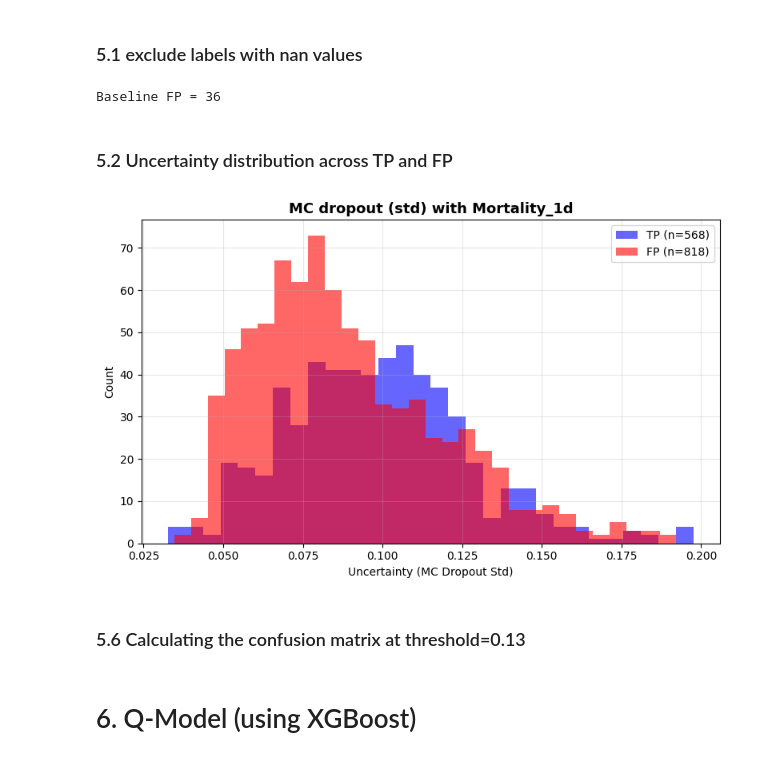
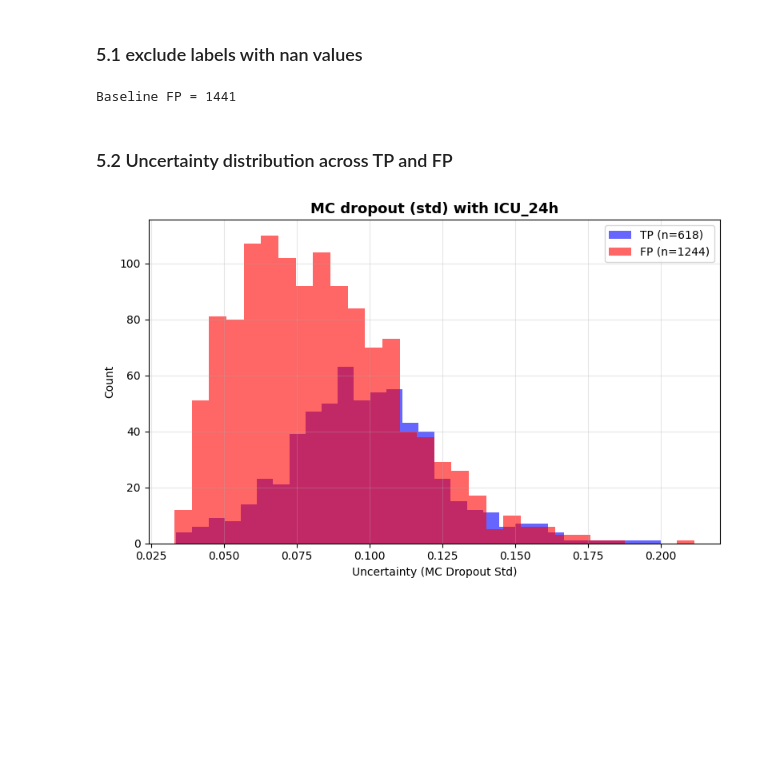
Before and after one commit to cookiehyun/Q-Model, a Jupyter notebook: False Alarms Reduction/False alarms reduction.ipynb, the cells around one changed output. Cells and saved outputs as stored; diff of their text form; code cells hidden in the pictures; blank space fills up the shorter version.

Commit message:
False Alarm Reduction plots

```diff
--- a/False Alarms Reduction/False alarms reduction.ipynb
+++ b/False Alarms Reduction/False alarms reduction.ipynb
@@ -112,0 +81,9 @@ BasicEncoderStaticMLP(
+# %%
+model_path = os.path.join(os.getcwd(), "best_realmlp.pt")
+print(model_path, os.path.exists(model_path))  # sanity check — should print True
+
+encoder = torch.load(
+    model_path,
+    map_location=device,
+    weights_only=False
+)
@@ -142,7 +121,7 @@ input_cols    = [c for c in df.columns if c.split("_")[0] in ['biometrics','demo
 cat_features  = [c for c in input_cols if c in cat_features]
 cont_features = [c for c in input_cols if c not in cat_features]
 
-lbl_itos = ["mortality_1d", "icu_24h", "cardiac_arrest", "vasopressors"]
+lbl_itos = ["mortality_365d", "icu_24h", "cardiac_arrest", "vasopressors"]
 for c in lbl_itos:
     df["deterioration_" + c] = df["deterioration_" + c].replace(-999., np.nan)
 
@@ -431,0 +324,29 @@ plt.show()
+# %%
+label_names=["mortality_365d", "icu_24h", "cardiac_arrest", "vasopressors"]
+# %%
+fig, axes = plt.subplots(2, 2, figsize=(7, 5))
+axes = axes.flatten()
+
+for i, label_name in enumerate(label_names):
+    mask = ~np.isnan(all_labels[:, i])
+    y_true = all_labels[mask, i]
+    y_prob = all_preds[mask, i]
+
+    fpr, tpr, _ = roc_curve(y_true, y_prob)
+    roc_auc = auc(fpr, tpr)
+
+    axes[i].plot(fpr, tpr, color="orange", linewidth=2, label=f"AUC = {roc_auc:.2f}")
+    axes[i].plot([0, 1], [0, 1], "--", color="black", linewidth=1)
+
+    axes[i].set_title(label_name, fontsize=13, fontweight="bold")
+    axes[i].set_xlabel("False Positive Rate")
+    axes[i].set_ylabel("True Positive Rate")
+    axes[i].set_xlim(0, 1)
+    axes[i].set_ylim(0, 1)
+    axes[i].legend(loc="lower right")
+    axes[i].grid(True, alpha=0.3)
+
+plt.suptitle("ROC Curves per Label", fontsize=15, fontweight="bold")
+plt.tight_layout()
+plt.savefig("roc_curves_subplots.png", dpi=150, bbox_inches="tight")
+plt.show()
@@ -506,38 +429,36 @@ y_class = (pred_prob >= 0.14).astype(int)
 tn, fp, fn, tp = confusion_matrix(y_test, y_class).ravel()
 print(f"Baseline FP = {fp}")
 # %% [output]
-Baseline FP = 36
+Baseline FP = 1441
 # %% [markdown]
 ### 5.2 Uncertainty distribution across TP and FP
 # %%
-threshold=0.13  # sensitivity = 80%
+threshold=0.1  # sensitivity = 80%
 mask = ~np.isnan(y_true[:, 1])
 
 y_true_i      = y_true[mask, 1]
 mean_preds_i  = all_mean_preds[mask, 1]
 uncertainty_i = all_uncertainties[mask, 1]
 
 # Classify into TP and FP
 predicted_pos = mean_preds_i >= threshold
 tp_mask       = (predicted_pos) & (y_true_i == 1)
 fp_mask       = (predicted_pos) & (y_true_i == 0)
 
 tp_uncertainty = uncertainty_i[tp_mask]
 fp_uncertainty = uncertainty_i[fp_mask]
 
 plt.figure(figsize=(8, 5))
 plt.hist(tp_uncertainty, bins=30, alpha=0.6, color="blue", label=f"TP (n={tp_mask.sum()})")
 plt.hist(fp_uncertainty, bins=30, alpha=0.6, color="red",  label=f"FP (n={fp_mask.sum()})")
 
-plt.title("MC dropout (std) with Mortality_1d", fontsize=13, fontweight="bold")
+plt.title("MC dropout (std) with ICU_24h", fontsize=13, fontweight="bold")
 plt.xlabel("Uncertainty (MC Dropout Std)")
 plt.ylabel("Count")
 plt.legend(loc="upper right")
 plt.grid(True, alpha=0.3)
 plt.tight_layout()
 plt.savefig("uncertainty_tp_fp_icu_24h.png", dpi=150, bbox_inches="tight")
 plt.show()
 # %% [output]
-[figure, old version]
+[figure, new version]
-# %% [markdown]
-### 5.6 Calculating the confusion matrix at threshold=0.13
@@ -619,2 +464,0 @@ print(df.to_string(index=False))
-# %% [markdown]
-# 6. Q-Model (using XGBoost)
```
Also changed, not shown: parts of 16 cells of this notebook, 33 other files.
